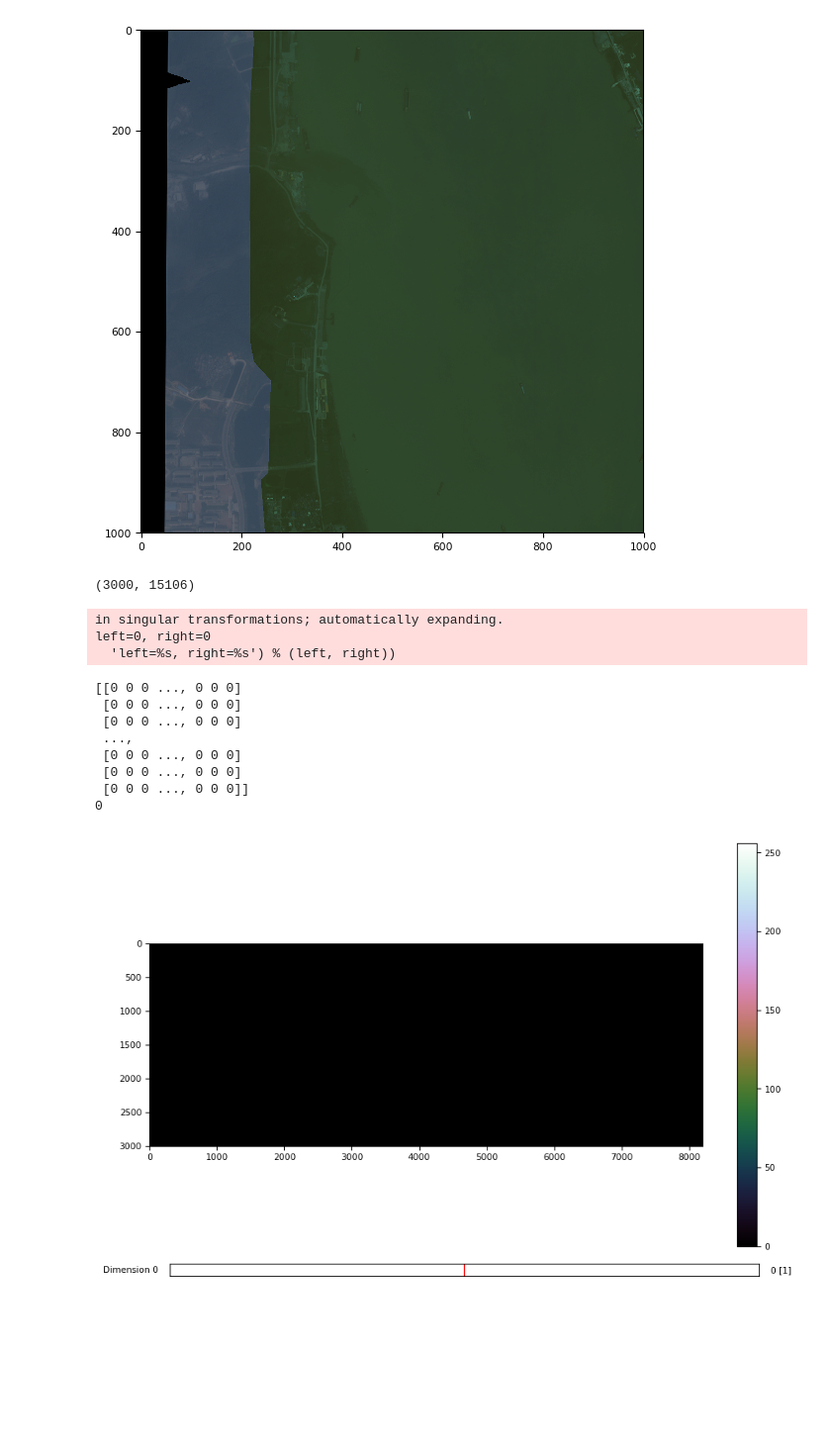
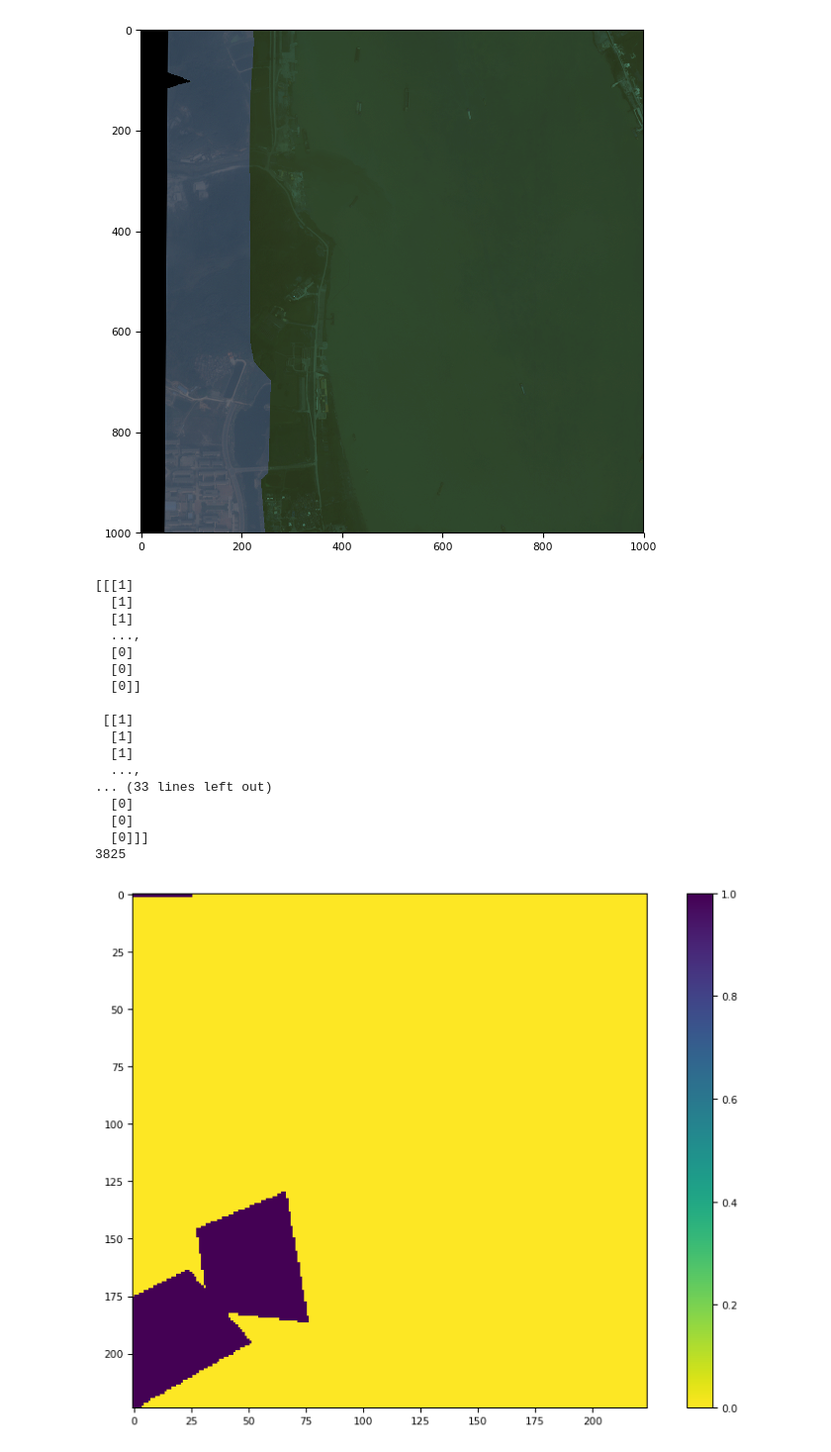
Before and after one commit to alexliyang/FCN_Tensorflow, a Jupyter notebook: Untitled1.ipynb, the cells around one changed output. Shown at 99% size. Drawn from its saved outputs; the diff is of its cells as text; code cells hidden in the pictures; blank space fills up the shorter version.

```diff
--- a/Untitled1.ipynb
+++ b/Untitled1.ipynb
@@ -27,23 +43,41 @@ tiff.imshow(im_2015[0:1000, 0:1000, :3])
  <matplotlib.axes._subplots.AxesSubplot at 0x...>,
  <matplotlib.image.AxesImage at 0x...>)
 [figure]
-# %%
-image_2015 = tiff.imread("./result_10_27.tiff")
-print(image_2015.shape)
-tiff.imshow(image_2015)
-print(image_2015[0:1000, 0:10000])
-print(image_2015.sum())
-# %% [output]
-(3000, 15106)
-in singular transformations; automatically expanding.
-left=0, right=0
-  'left=%s, right=%s') % (left, right))
-[[0 0 0 ..., 0 0 0]
- [0 0 0 ..., 0 0 0]
- [0 0 0 ..., 0 0 0]
- ...,
- [0 0 0 ..., 0 0 0]
- [0 0 0 ..., 0 0 0]
- [0 0 0 ..., 0 0 0]]
-0
-[figure, removed]
+# %%
+import tifffile as tiff
+import matplotlib.pyplot
+import numpy as np
+%matplotlib inline
+image_2015 = tiff.imread("./952.tif")
+# weight = image_2015.shape[1]
+# height = image_2015.shape[0]
+# one_num = 0
+# for i in range(height):
+#     for j in range(weight):
+#         if image_2015[i,j] > 0:
+#             one_num += 1
+# zero_num = weight * height - one_num
+# print(one_num/zero_num)
+# print(weight, height)
+tiff.imshow(image_2015)
+print(image_2015[0:1000, 0:10000])
+print(image_2015.sum())
+# %% [output]
+[[[1]
+  [1]
+  [1]
+  ...,
+  [0]
+  [0]
+  [0]]
+
+ [[1]
+  [1]
+  [1]
+  ...,
+... (33 lines left out)
+  [0]
+  [0]
+  [0]]]
+3825
+[figure, added]
```
Also changed, not shown: parts of 3 cells of this notebook, 8 other files.
